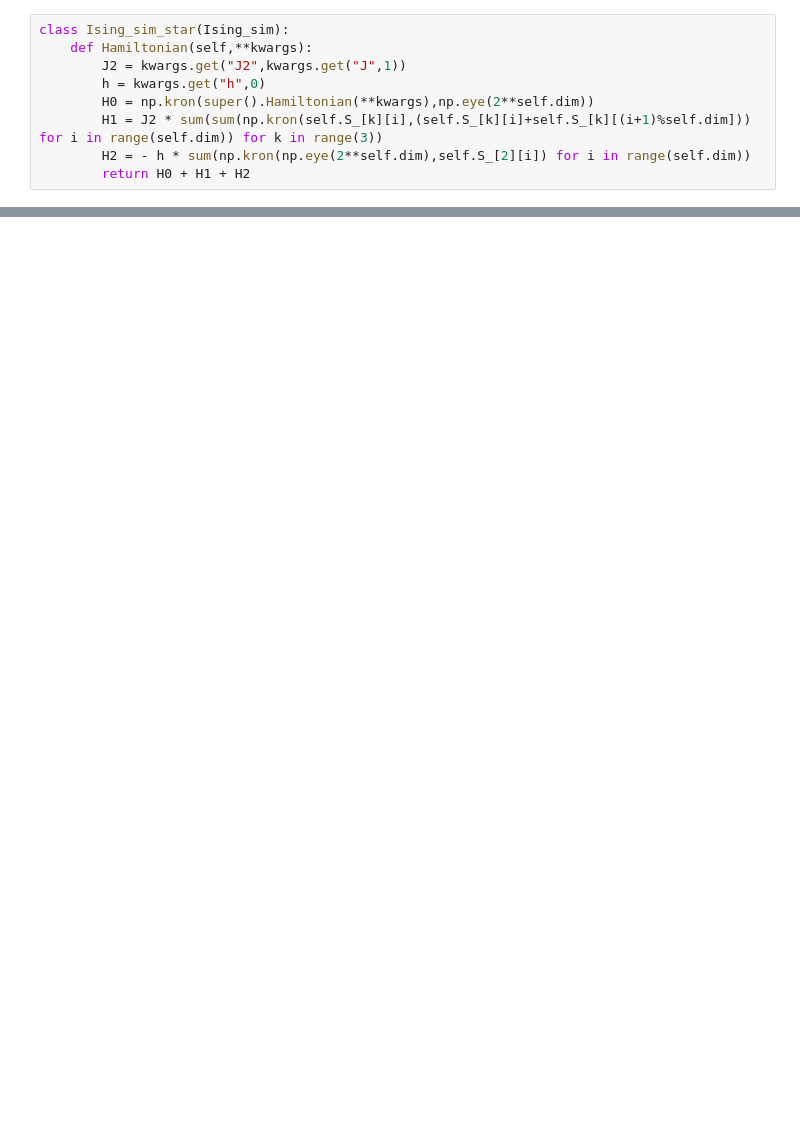
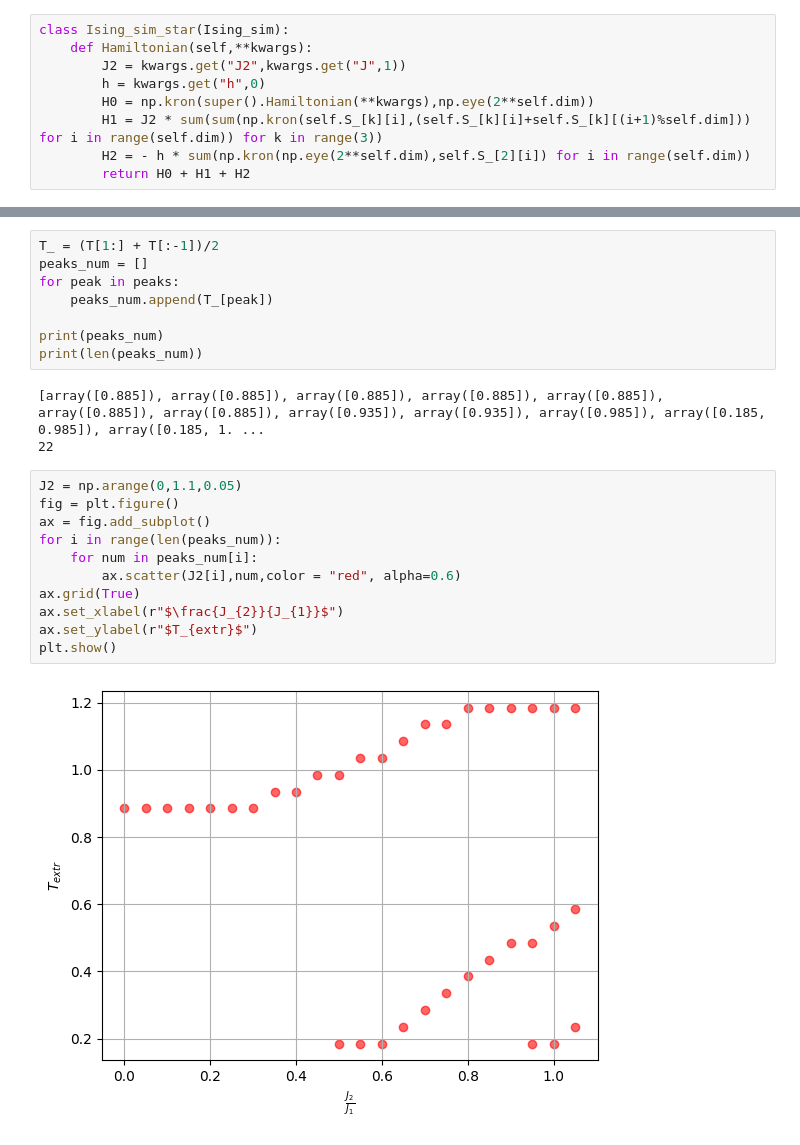
Before and after one commit to JedrekSt/PhaseTransitions, a Jupyter notebook: star_ising.ipynb, the cells around one changed output, grey strips where cells are left out. Drawn from its saved outputs; the diff is of its cells as text; blank space fills up the shorter version.

```diff
--- a/star_ising.ipynb
+++ b/star_ising.ipynb
@@ -100,0 +200,24 @@ plt.show()
+# %%
+T_ = (T[1:] + T[:-1])/2
+peaks_num = []
+for peak in peaks:
+    peaks_num.append(T_[peak])
+
+print(peaks_num)
+print(len(peaks_num))
+# %% [output]
+[array([0.885]), array([0.885]), array([0.885]), array([0.885]), array([0.885]), array([0.885]), array([0.885]), array([0.935]), array([0.935]), array([0.985]), array([0.185, 0.985]), array([0.185, 1. ...
+22
+# %%
+J2 = np.arange(0,1.1,0.05)
+fig = plt.figure()
+ax = fig.add_subplot()
+for i in range(len(peaks_num)):
+    for num in peaks_num[i]:
+        ax.scatter(J2[i],num,color = "red", alpha=0.6)
+ax.grid(True)
+ax.set_xlabel(r"$\frac{J_{2}}{J_{1}}$")
+ax.set_ylabel(r"$T_{extr}$")
+plt.show()
+# %% [output]
+[figure, added]
```
Also changed, not shown: parts of 14 cells of this notebook, 3 other files.
